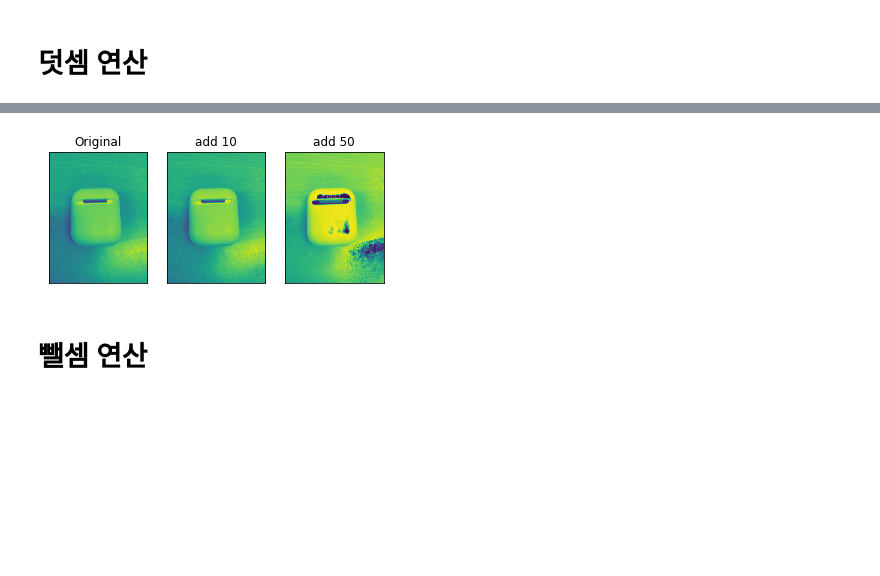
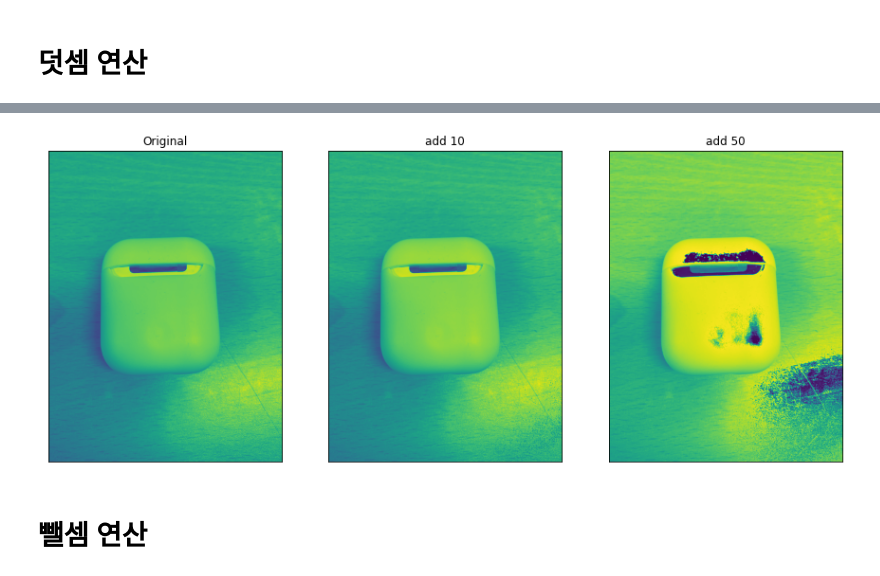
Before and after one commit to swkim01/DSAC5, a Jupyter notebook: gg-08-화소_점_처리.ipynb, the cells around one changed output, grey strips where cells are left out. Cells and saved outputs as stored; diff of their text form; code cells hidden in the pictures; blank space fills up the shorter version.

```diff
--- a/gg-08-화소_점_처리.ipynb
+++ b/gg-08-화소_점_처리.ipynb
@@ -36,13 +36,14 @@ grayimg = cv2.cvtColor(img, cv2.COLOR_BGR2GRAY)
 # %%
+plt.figure(figsize=(15,15))
 plt.subplot(131),plt.imshow(grayimg),plt.title('Original')
 plt.xticks([]), plt.yticks([])
 plt.subplot(132),plt.imshow(grayimg+10),plt.title('add 10')
 plt.xticks([]), plt.yticks([])
 plt.subplot(133),plt.imshow(grayimg+50),plt.title('add 50')
 plt.xticks([]), plt.yticks([])
 plt.show()
 # %% [output]
-[figure, old version]
+[figure, new version]
 # %% [markdown]
 <h1>뺄셈 연산</h1>
 # %%
```
Also changed, not shown: parts of 5 cells of this notebook.
